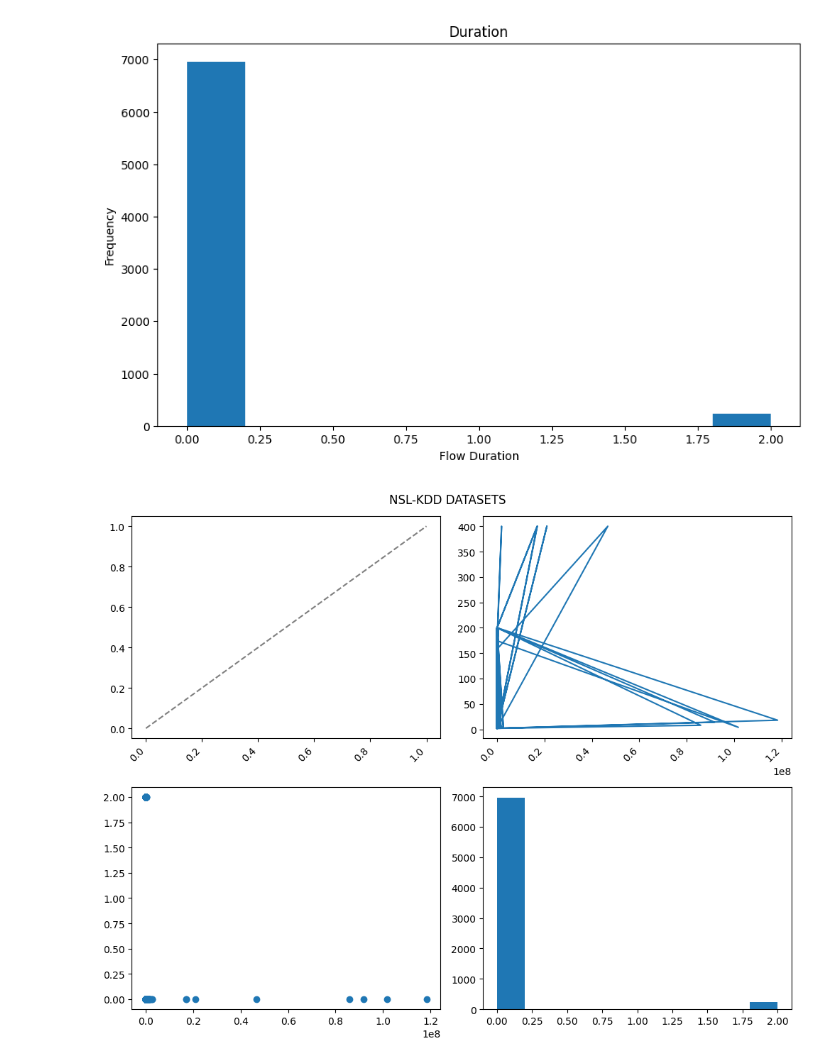
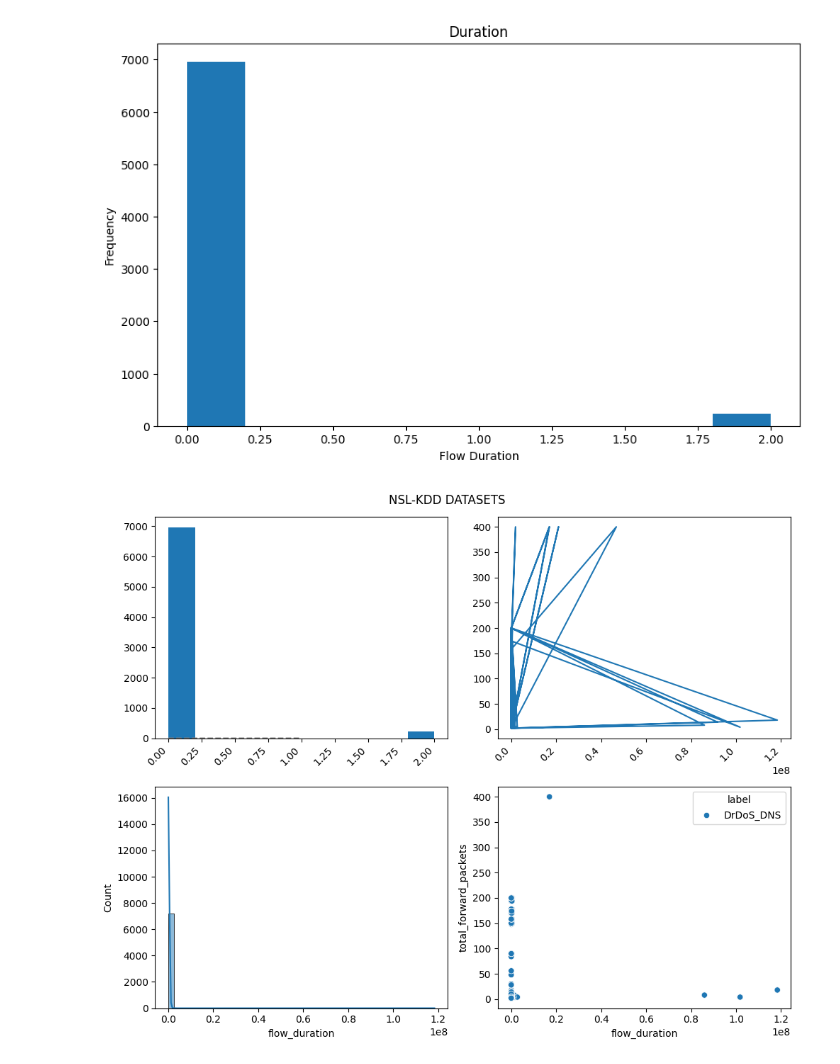
Before and after one commit to Aryyahhh/MAIN-PROJECT, a Jupyter notebook: PROJECT_NO_1.ipynb, the cells around one changed output. Cells and saved outputs as stored; diff of their text form; code cells hidden in the pictures.

```diff
--- a/PROJECT_NO_1.ipynb
+++ b/PROJECT_NO_1.ipynb
@@ -123,22 +130,22 @@ plt.show()
 # %%
 plt.figure(figsize=(10,8))
 plt.suptitle("NSL-KDD DATASETS")
 plt.subplot(2,2,1)
-plt.plot(fpr, tpr, label=f"ROC Curve")
+plt.hist(df['total_backward_packets'])
 plt.plot([0,1], [0,1], linestyle="--", color="gray")
 plt.xticks(rotation=45, ha='right')
 plt.tight_layout()
 plt.subplot(2,2,2)
 plt.plot(df['flow_duration'],df['total_forward_packets'])
 plt.xticks(rotation=45, ha='right')
 plt.tight_layout()
 plt.subplot(2,2,3)
-plt.scatter(df['flow_duration'],df['total_backward_packets'])
+sns.histplot(df['flow_duration'], bins=50, kde=True)
 plt.subplot(2,2,4)
-plt.hist(df['total_backward_packets'])
+sns.scatterplot(x='flow_duration', y='total_forward_packets', hue='label', data=df.sample(n=5000, random_state=42))
 plt.tight_layout()
 
 plt.savefig('dashboard.png')
 plt.show()
 # %% [output]
-[figure, old version]
+[figure, new version]
```
Also changed, not shown: parts of 7 cells of this notebook.
